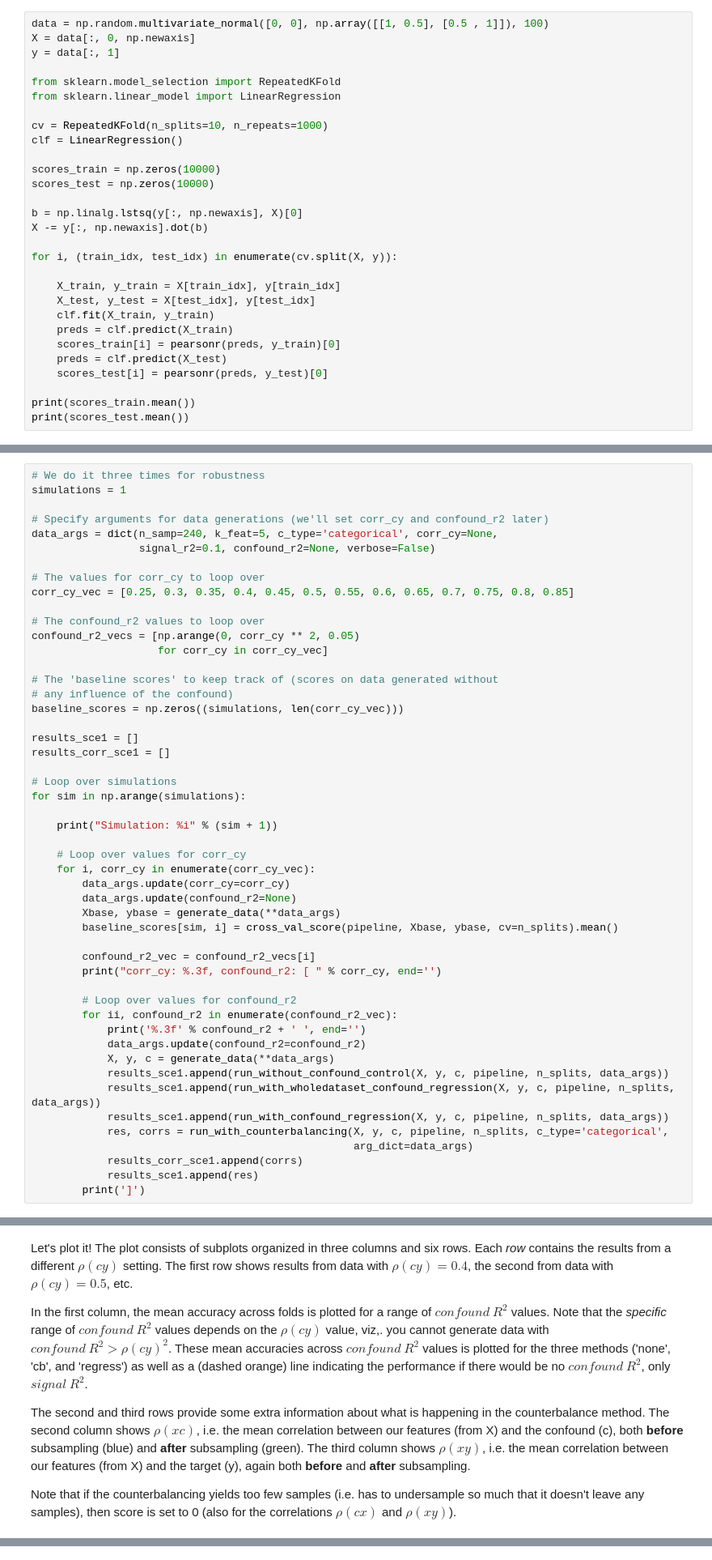
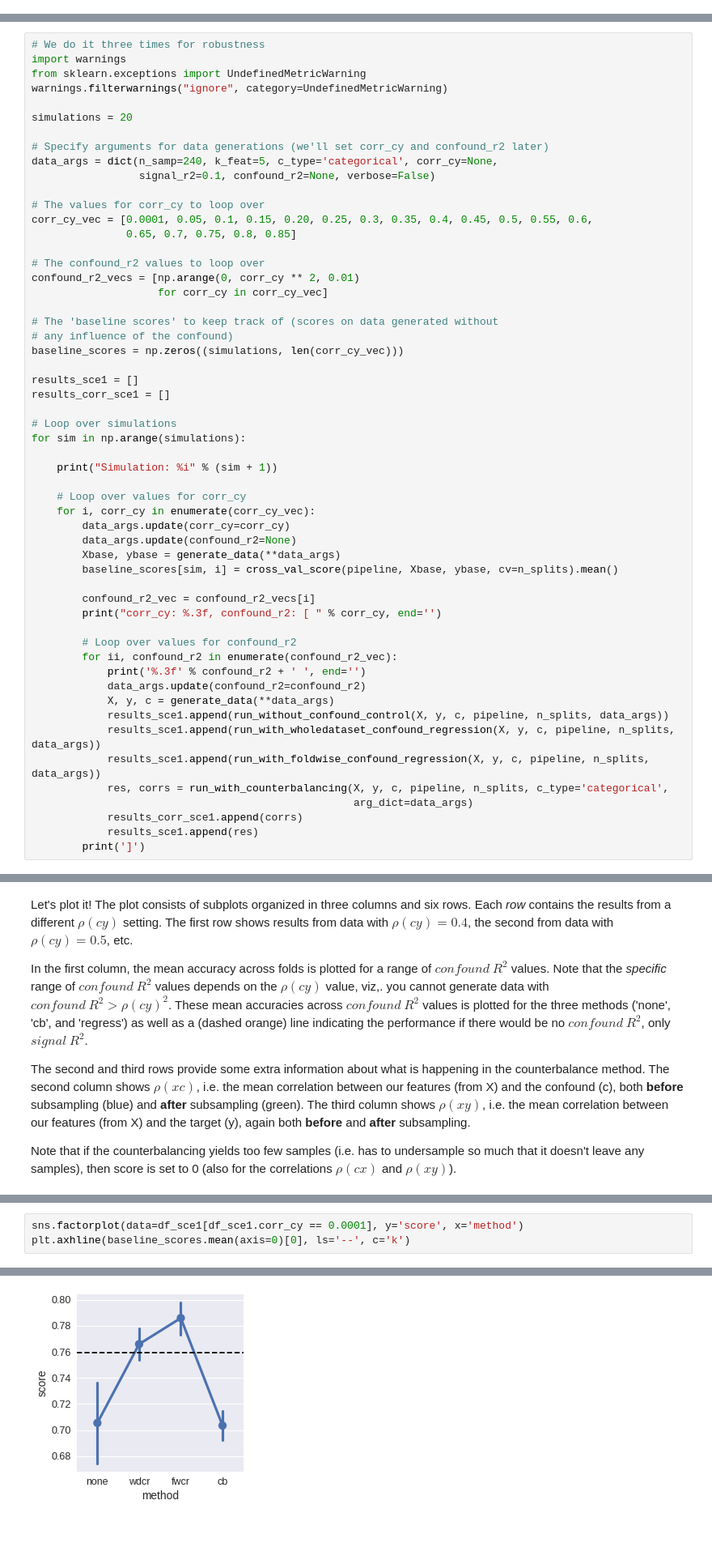
Before and after one commit to lukassnoek/MVCA, a Jupyter notebook: analyses/simulation_confound_strategies.ipynb, the cells around one changed output, grey strips where cells are left out. Shown at 81% size. Cells and saved outputs as stored; diff of their text form; blank space fills up the shorter version.

```diff
--- a/analyses/simulation_confound_strategies.ipynb
+++ b/analyses/simulation_confound_strategies.ipynb
@@ -1104,31 +997,2 @@ def run_with_counterbalancing(X, y, c, pipeline, n_splits, arg_dict,
 # %% [markdown]
 ### Fixed parameters / settings
-# %%
-data = np.random.multivariate_normal([0, 0], np.array([[1, 0.5], [0.5 , 1]]), 100)
-X = data[:, 0, np.newaxis]
-y = data[:, 1]
-
-from sklearn.model_selection import RepeatedKFold
-from sklearn.linear_model import LinearRegression
-
-cv = RepeatedKFold(n_splits=10, n_repeats=1000)
-clf = LinearRegression()
-
-scores_train = np.zeros(10000)
-scores_test = np.zeros(10000)
-
-b = np.linalg.lstsq(y[:, np.newaxis], X)[0]
-X -= y[:, np.newaxis].dot(b)
-
-for i, (train_idx, test_idx) in enumerate(cv.split(X, y)):
-
-    X_train, y_train = X[train_idx], y[train_idx]
-    X_test, y_test = X[test_idx], y[test_idx]
-    clf.fit(X_train, y_train)
-    preds = clf.predict(X_train)
-    scores_train[i] = pearsonr(preds, y_train)[0]
-    preds = clf.predict(X_test)
-    scores_test[i] = pearsonr(preds, y_test)[0]
-
-print(scores_train.mean())
-print(scores_test.mean())
@@ -1203,17 +1026,22 @@ Importantly, we also track the correlations $\rho(xy)$ and $\rho(xc)$ before and
 Here, the confound is categorical with values {0, 1}
 # %%
 # We do it three times for robustness
-simulations = 1
+import warnings
+from sklearn.exceptions import UndefinedMetricWarning
+warnings.filterwarnings("ignore", category=UndefinedMetricWarning)
+
+simulations = 20
 
 # Specify arguments for data generations (we'll set corr_cy and confound_r2 later)
 data_args = dict(n_samp=240, k_feat=5, c_type='categorical', corr_cy=None,
                  signal_r2=0.1, confound_r2=None, verbose=False)
 
 # The values for corr_cy to loop over
-corr_cy_vec = [0.25, 0.3, 0.35, 0.4, 0.45, 0.5, 0.55, 0.6, 0.65, 0.7, 0.75, 0.8, 0.85]
+corr_cy_vec = [0.0001, 0.05, 0.1, 0.15, 0.20, 0.25, 0.3, 0.35, 0.4, 0.45, 0.5, 0.55, 0.6,
+               0.65, 0.7, 0.75, 0.8, 0.85]
 
 # The confound_r2 values to loop over
-confound_r2_vecs = [np.arange(0, corr_cy ** 2, 0.05)
+confound_r2_vecs = [np.arange(0, corr_cy ** 2, 0.01)
                     for corr_cy in corr_cy_vec]
 
 # The 'baseline scores' to keep track of (scores on data generated without
@@ -1245,7 +1073,7 @@ for sim in np.arange(simulations):
             X, y, c = generate_data(**data_args)
             results_sce1.append(run_without_confound_control(X, y, c, pipeline, n_splits, data_args))
             results_sce1.append(run_with_wholedataset_confound_regression(X, y, c, pipeline, n_splits, data_args))
-            results_sce1.append(run_with_confound_regression(X, y, c, pipeline, n_splits, data_args))
+            results_sce1.append(run_with_foldwise_confound_regression(X, y, c, pipeline, n_splits, data_args))
             res, corrs = run_with_counterbalancing(X, y, c, pipeline, n_splits, c_type='categorical',
                                                    arg_dict=data_args)
             results_corr_sce1.append(corrs)
@@ -1298,0 +1166,4 @@ fig.tight_layout()
+# %%
+sns.factorplot(data=df_sce1[df_sce1.corr_cy == 0.0001], y='score', x='method')
+plt.axhline(baseline_scores.mean(axis=0)[0], ls='--', c='k')
+# %% [output]
@@ -1298,0 +1171 @@ fig.tight_layout()
+[figure, added]
```
Also changed, not shown: parts of 49 cells of this notebook, 2 other files.
